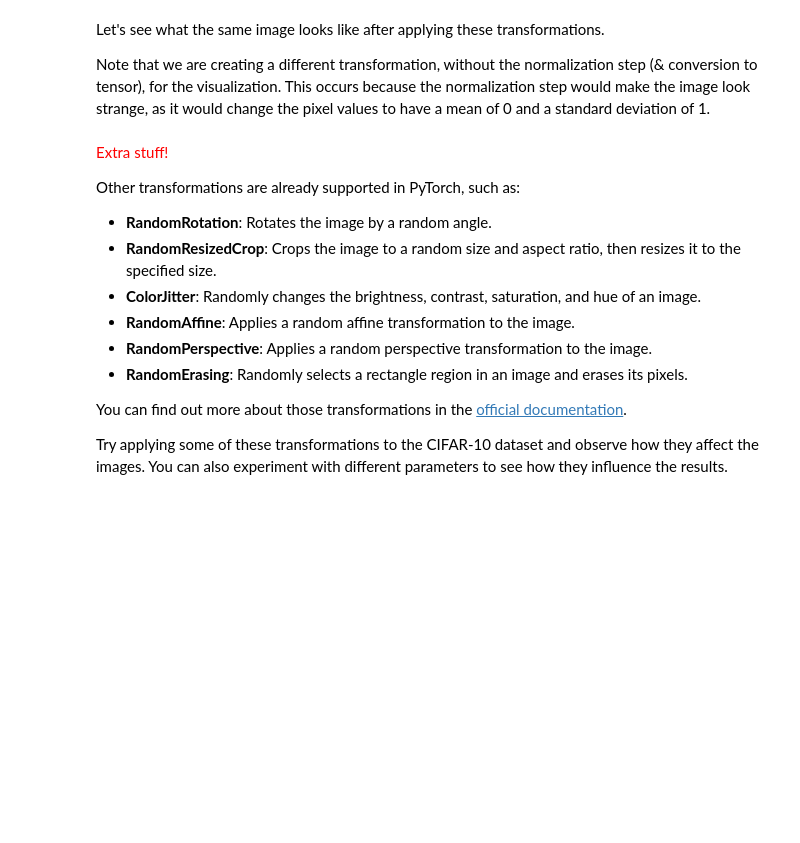
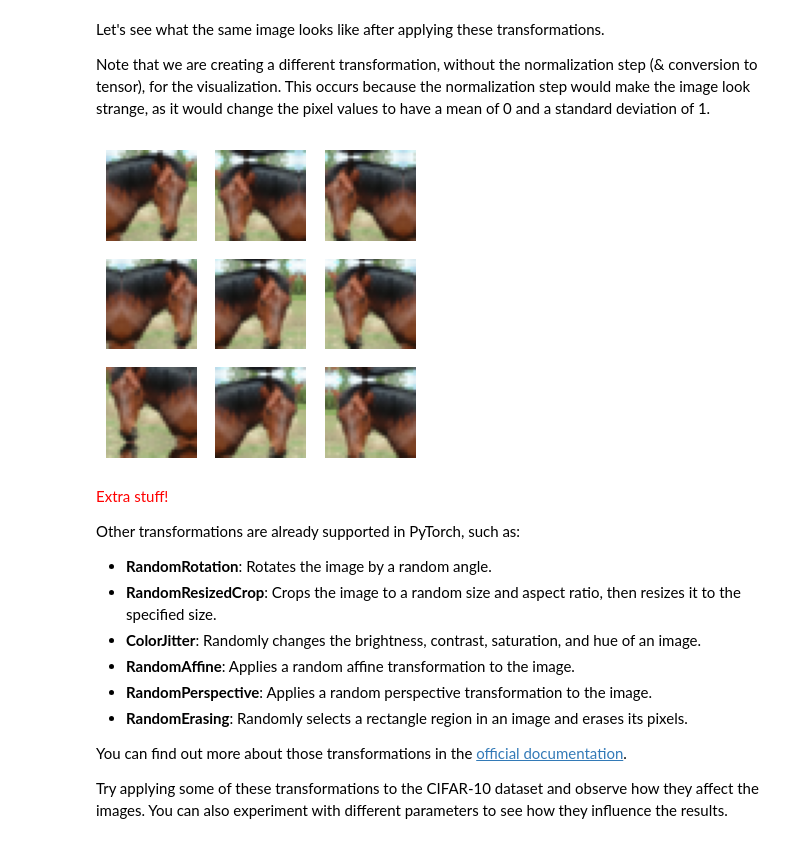
Before and after one commit to doroteaMonaco/LLM-Labs, a Jupyter notebook: lab01/text.ipynb, the cells around one changed output. Cells and saved outputs as stored; diff of their text form; code cells hidden in the pictures; blank space fills up the shorter version.

```diff
--- a/lab01/text.ipynb
+++ b/lab01/text.ipynb
@@ -413,18 +463,26 @@ Note that we are creating a different transformation, without the normalization
 # %%
 viz_transform = transforms.Compose([
     transforms.RandomHorizontalFlip(),
     # note the padding_mode policy: this implies that the "missing" pixels
     # will be reflected from the border pixels
     # (more info in the documentation => https://pytorch.org/vision/main/generated/torchvision.transforms.RandomCrop.html)
     transforms.RandomCrop(32, padding_mode='reflect', padding=5)
 ])
 
 im = transforms.ToPILImage()(images[10])
 n_transforms = 9
 
 fig, ax = plt.subplots(3,3, figsize=(4,4))
 # TODO: Visualize the original image ,then apply different transformations to it
 # Note: each time you apply the viz_transform transformation, a random transformation will be applied to the image
+for i in range(n_transforms):
+    if i == 0: # The first image is the original one
+        ax[i//3,i%3].imshow(im)
+    else: # The rest are the transformed images
+        ax[i//3,i%3].imshow(viz_transform(im))
+    ax[i//3,i%3].axis('off')
+# %% [output]
+[figure, added]
 # %% [markdown]
 <span style="color:red">Extra stuff!</span>
 
```
Also changed, not shown: parts of 31 cells of this notebook.
